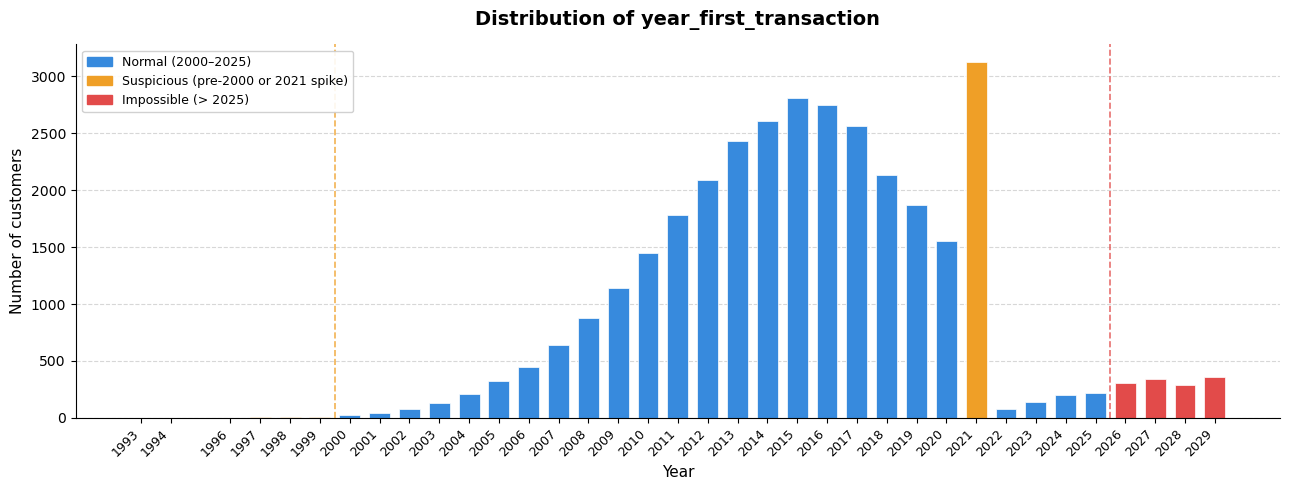
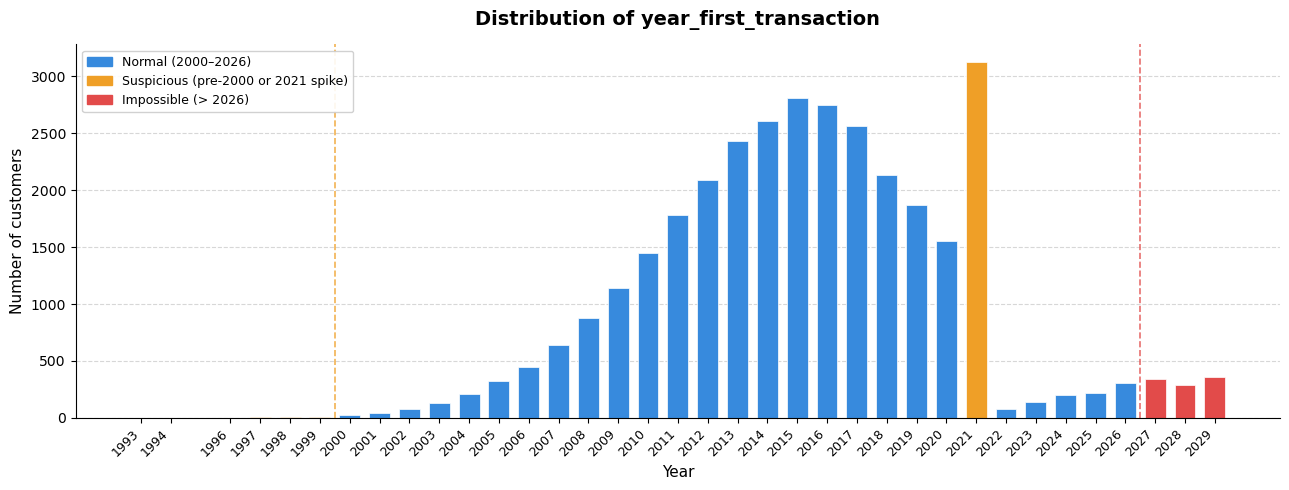
The change to this notebook cell's code, shown as a diff; its figure went from the first image to the second:
--- before
+++ after
@@ -14,10 +14,10 @@
 # --- vertical dividers ---
 ax.axvline(x=1999.5, color='#EF9F27', linestyle='--', linewidth=1.2, alpha=0.8)
-ax.axvline(x=2025.5, color='#E24B4A', linestyle='--', linewidth=1.2, alpha=0.8)
+ax.axvline(x=2026.5, color='#E24B4A', linestyle='--', linewidth=1.2, alpha=0.8)
 
 legend_handles = [
-    mpatches.Patch(color='#378ADD', label='Normal (2000–2025)'),
+    mpatches.Patch(color='#378ADD', label='Normal (2000–2026)'),
     mpatches.Patch(color='#EF9F27', label='Suspicious (pre-2000 or 2021 spike)'),
-    mpatches.Patch(color='#E24B4A', label='Impossible (> 2025)'),
+    mpatches.Patch(color='#E24B4A', label='Impossible (> 2026)'),
 ]
 ax.legend(handles=legend_handles, fontsize=9, loc='upper left', framealpha=0.9)

Commit: Final